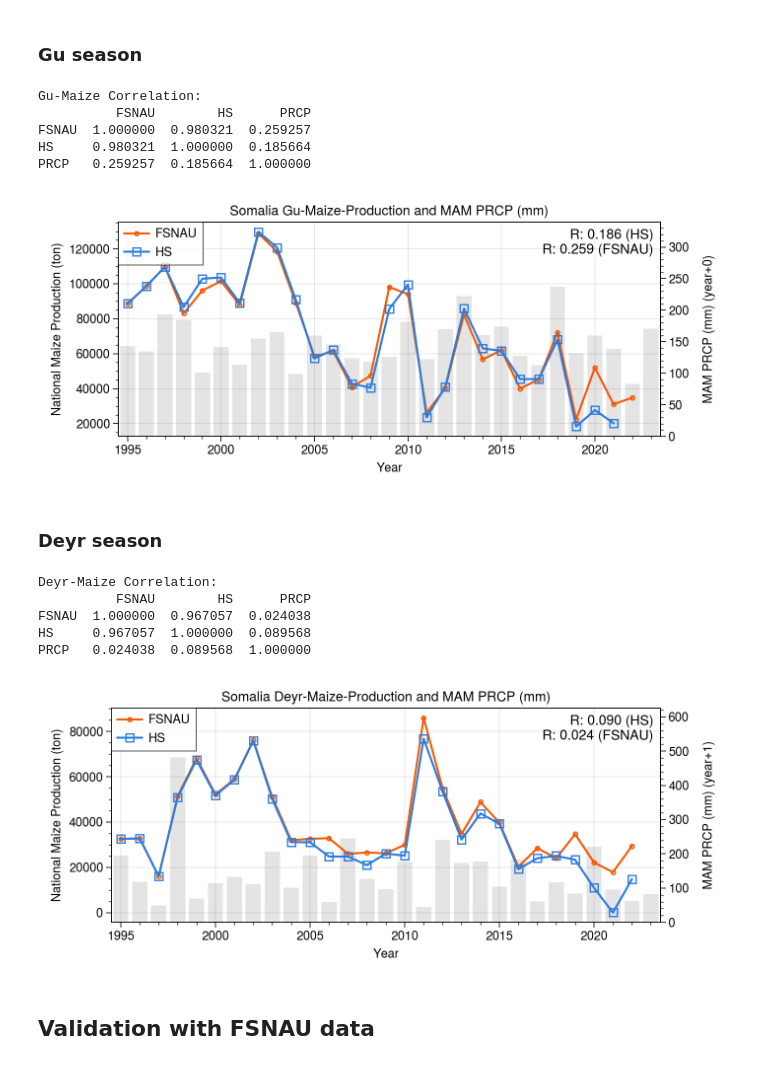
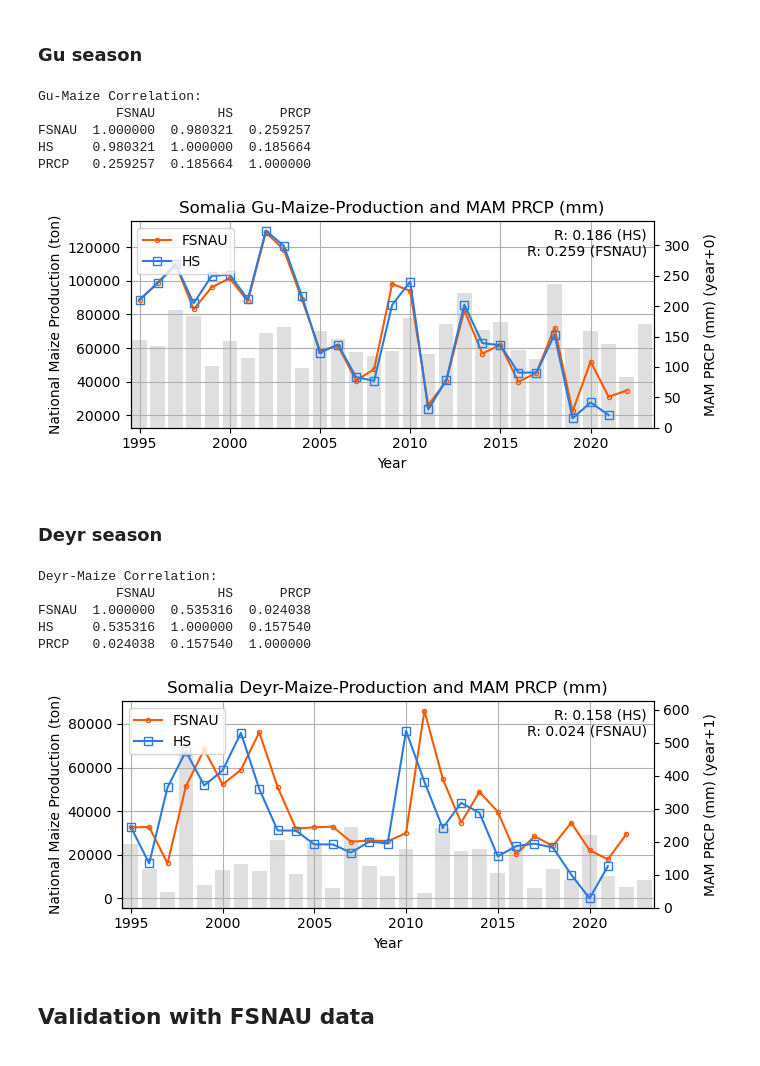
Before and after one commit to HarvestStat/HarvestStat, a Jupyter notebook: notebook/CropData_SO_Validation1.ipynb, the cells around one changed output. Saved outputs shown, nothing was run; the diff lists cells and outputs as text; code cells hidden in the pictures.

Commit message:
update Somalia validation script

```diff
--- a/notebook/CropData_SO_Validation1.ipynb
+++ b/notebook/CropData_SO_Validation1.ipynb
@@ -8,22 +8,20 @@
 import numpy as np
 import pandas as pd
 import matplotlib.pyplot as plt
-import proplot as pplot
 # Load Crop Data ------------------------------------- #
 country_name, season_name, product_name_fdw, product_name_fsnau,  = 'Somalia', 'Gu', 'Maize', 'Maize'
 shape_code, prcp_start_month, prcp_season_name, prcp_year_offset = 'SO1990A0', 3, 'MAM PRCP (mm)', +0
 # HarvestStat
-df = pd.read_csv('../public/hvstat_data.csv', index_col=0)
+df = pd.read_csv('../public/hvstat_data_v1.0.csv', index_col=0)
 df = df[
     (df['country'] == country_name) &
     (df['season_name'] == season_name) &
-    (df['product'].isin([product_name_fdw])) &
-    (df['indicator'] == 'production')
+    (df['product'].isin([product_name_fdw]))
 ].copy()
 df['year'] = df['harvest_year']
-data_hs = df.pivot_table(index='year',columns='product',values='value',aggfunc='sum').squeeze()
+data_hs = df.pivot_table(index='year',columns='product',values='production',aggfunc='sum').squeeze()
 # FSNAU
-df = pd.read_csv('../data/crop/fsnau_data_stable.csv', index_col=0)
+df = pd.read_csv('../data/auxiliary/somalia/fsnau_data_stable.csv', index_col=0)
 df = df[
     (df['season_name'] == season_name) &
     (df['product'] == product_name_fsnau)
@@ -91,29 +89,27 @@ Gu-Maize Correlation:
 FSNAU  1.000000  0.980321  0.259257
 HS     0.980321  1.000000  0.185664
 PRCP   0.259257  0.185664  1.000000
-[figure, old version]
+[figure, new version]
 # %% [markdown]
 ### Deyr season
 # %%
 import numpy as np
 import pandas as pd
 import matplotlib.pyplot as plt
-import proplot as pplot
 # Load Crop Data ------------------------------------- #
 country_name, season_name, product_name_fdw, product_name_fsnau,  = 'Somalia', 'Deyr', 'Maize', 'Maize'
 shape_code, prcp_start_month, prcp_season_name, prcp_year_offset = 'SO1990A0', 10, 'MAM PRCP (mm)', +1
 # HarvestStat
-df = pd.read_csv('../public/hvstat_data.csv', index_col=0)
+df = pd.read_csv('../public/hvstat_data_v1.0.csv', index_col=0)
 df = df[
     (df['country'] == country_name) &
     (df['season_name'] == season_name) &
-    (df['product'].isin([product_name_fdw])) &
-    (df['indicator'] == 'production')
+    (df['product'].isin([product_name_fdw]))
 ].copy()
 df['year'] = df['harvest_year']
-data_hs = df.pivot_table(index='year',columns='product',values='value',aggfunc='sum').squeeze()
+data_hs = df.pivot_table(index='year',columns='product',values='production',aggfunc='sum').squeeze()
 # FSNAU
-df = pd.read_csv('../data/crop/fsnau_data_stable.csv', index_col=0)
+df = pd.read_csv('../data/auxiliary/somalia/fsnau_data_stable.csv', index_col=0)
 df = df[
     (df['season_name'] == season_name) &
     (df['product'] == product_name_fsnau)
@@ -151,37 +147,37 @@ for i, line in enumerate(ax1.get_lines()):
 # ax1.set_xticks(years)
 # ax1.set_xticklabels(['%02d'% yr for yr in np.mod(years,100)])
 ax1.set_xlim([data.index[0]-0.5, data.index[-1]+0.5])
 ax1.set_xlabel('Year')
 ax1.set_ylabel('National Maize Production (ton)')
 ax1.patch.set_facecolor('white')
 # Precipitation
 year, value = prcp_nat.index, prcp_nat.values
 ax2 = ax1.twinx()
 plt.bar(year, value, alpha=.25, color='grey')
 ax2.set_ylim([0, value.max()*1.3])
 ax2.set_ylabel(prcp_label + ' (year+%d)'%prcp_year_offset, labelpad=10)
 ax2.grid(False)
 ax1.set_zorder(1)
 ax1.patch.set_visible(False)  # prevents ax1 from hiding ax2
 ax1.legend(loc='upper left')
 ax1.annotate(
     'R: %.3f (HS)\nR: %.3f (FSNAU)' % (corr_value.loc['HS','PRCP'], corr_value.loc['FSNAU','PRCP']),
     xy=(1, 1.0), xycoords='axes fraction', fontsize=10,
     xytext=(-5, -5), textcoords='offset points',
     ha='right', va='top'
 )
 title = f'{country_name} {season_name}-{product_name_fdw}-Production and {prcp_label}'
 ax1.set_title(title)
 fig.tight_layout()
 plt.show()
 # ---------------------------------------------------- #
 # %% [output]
 Deyr-Maize Correlation:
           FSNAU        HS      PRCP
-FSNAU  1.000000  0.967057  0.024038
-HS     0.967057  1.000000  0.089568
-PRCP   0.024038  0.089568  1.000000
+FSNAU  1.000000  0.535316  0.024038
+HS     0.535316  1.000000  0.157540
+PRCP   0.024038  0.157540  1.000000
-[figure, old version]
+[figure, new version]
 # %% [markdown]
 ## Validation with FSNAU data
 # %% [markdown]
```
Also changed, not shown: parts of 1 cell of this notebook, 3 other files.
